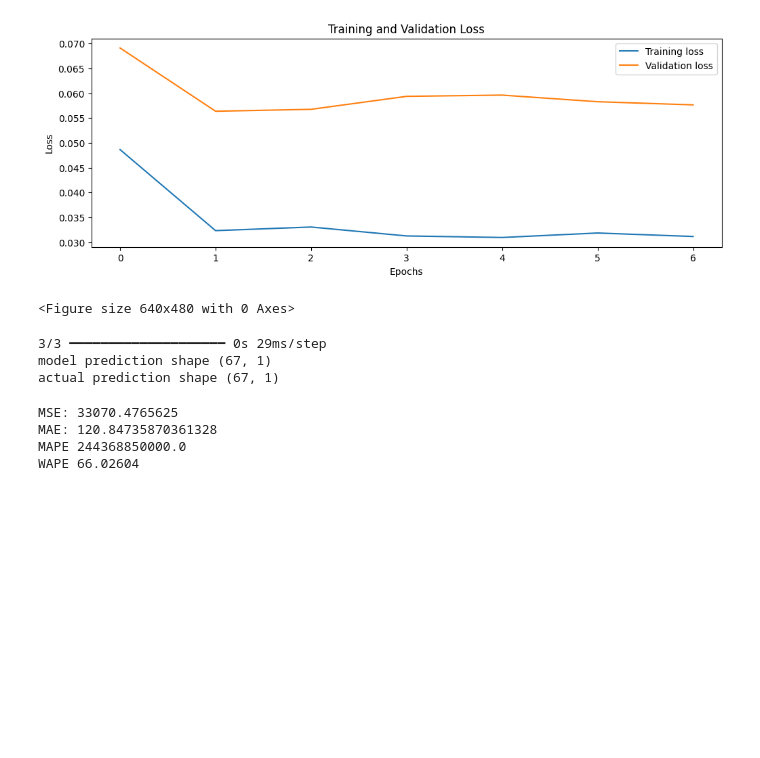
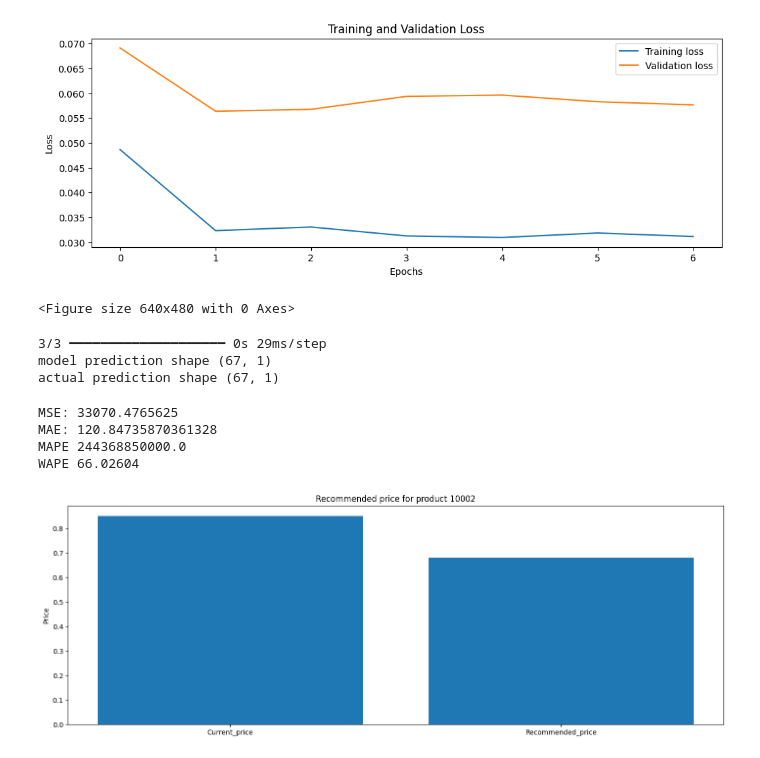
Before and after one commit to anjusuresh1/retail-demand-forecasting, a Jupyter notebook: notebooks/day3_lstm_retail_demand.ipynb, the cells around one changed output. Cells and saved outputs as stored; diff of their text form; code cells hidden in the pictures; blank space fills up the shorter version.

Commit message:
pricing elasticity and optimisation

```diff
--- a/notebooks/day3_lstm_retail_demand.ipynb
+++ b/notebooks/day3_lstm_retail_demand.ipynb
@@ -338,3 +338,26 @@ WAPE 66.02604
 # %%
 modelfile = '/content/lstm_demand_model.keras'
 model.save(modelfile)
+# %%
+import matplotlib.pyplot as plt
+import pandas as pd
+
+data = pd.read_csv('../data/processed/pricing_recommendations.csv')
+
+selected = data.iloc[0]
+
+current_price = selected['current_price']
+recommended_price = selected['recommended_price']
+
+labels=['Current_price', 'Recommended_price']
+
+values=[current_price, recommended_price]
+
+plt.figure(figsize=(14,5))
+plt.bar(labels, values)
+plt.tight_layout()
+plt.title(f"Recommended price for product "f"{selected['StockCode']}")
+plt.ylabel('Price')
+plt.show()
+# %% [output]
+[figure, added]
```
Also changed, not shown: 6 other files.
